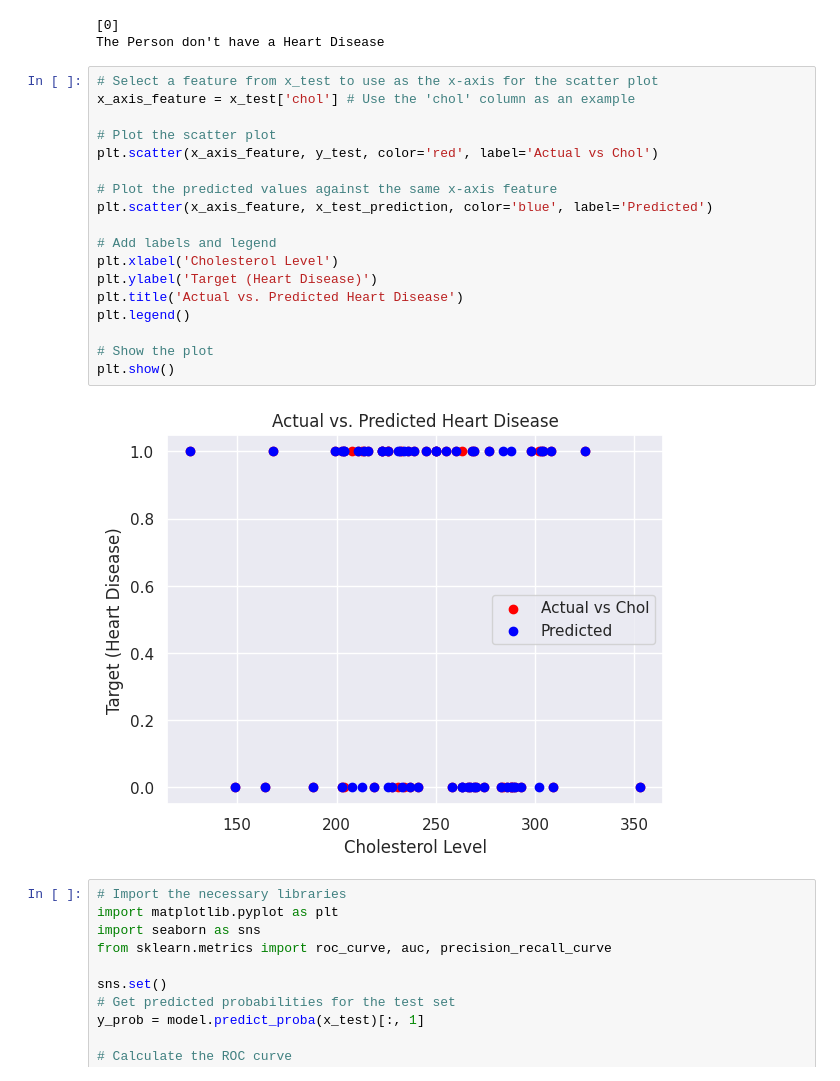
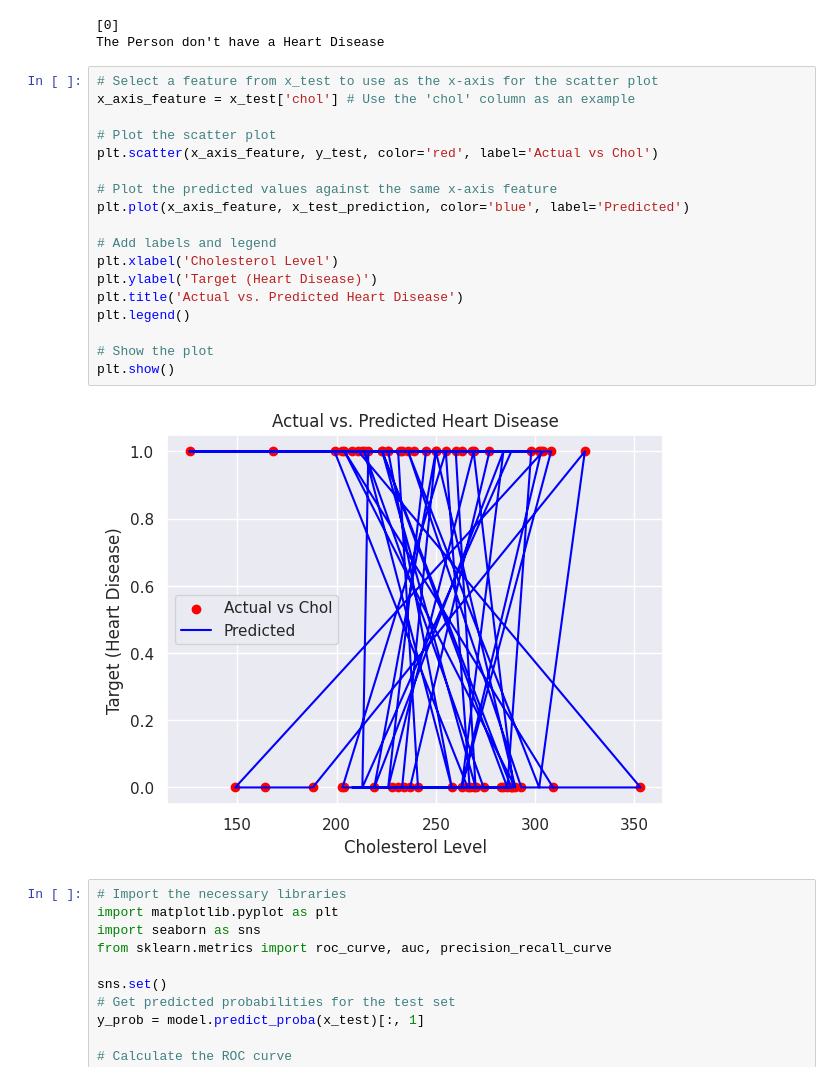
Before and after one commit to Nasar1418/Machine-Learning, a Jupyter notebook: Colab files-2/Project_4_Heart_Disease_Prediction.ipynb, the cells around one changed output. Saved outputs shown, nothing was run; the diff lists cells and outputs as text.

```diff
--- a/Colab files-2/Project_4_Heart_Disease_Prediction.ipynb
+++ b/Colab files-2/Project_4_Heart_Disease_Prediction.ipynb
@@ -175,23 +175,23 @@ The Person don't have a Heart Disease
 # %%
 # Select a feature from x_test to use as the x-axis for the scatter plot
 x_axis_feature = x_test['chol'] # Use the 'chol' column as an example
 
 # Plot the scatter plot
 plt.scatter(x_axis_feature, y_test, color='red', label='Actual vs Chol')
 
 # Plot the predicted values against the same x-axis feature
-plt.scatter(x_axis_feature, x_test_prediction, color='blue', label='Predicted')
+plt.plot(x_axis_feature, x_test_prediction, color='blue', label='Predicted')
 
 # Add labels and legend
 plt.xlabel('Cholesterol Level')
 plt.ylabel('Target (Heart Disease)')
 plt.title('Actual vs. Predicted Heart Disease')
 plt.legend()
 
 # Show the plot
 plt.show()
 # %% [output]
-[figure, old version]
+[figure, new version]
 # %%
 # Import the necessary libraries
 import matplotlib.pyplot as plt
```
